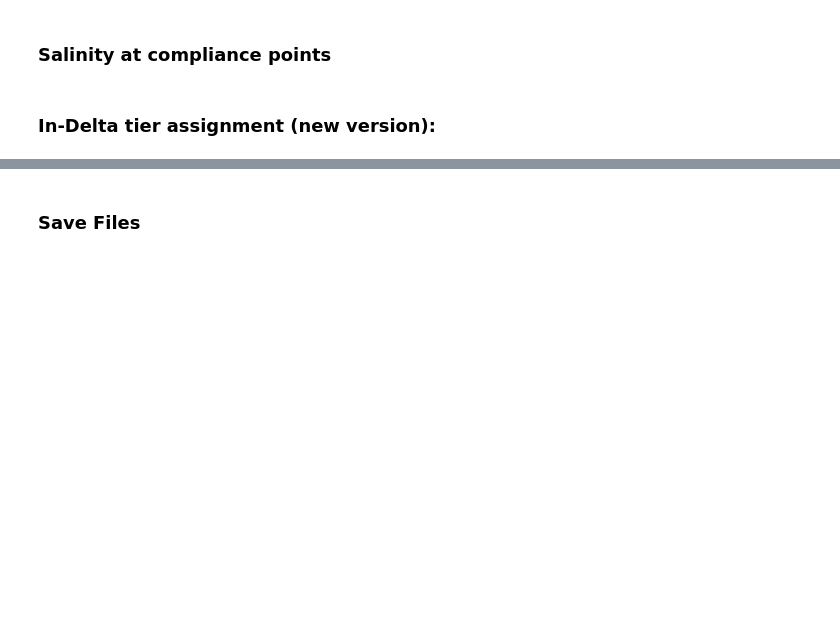
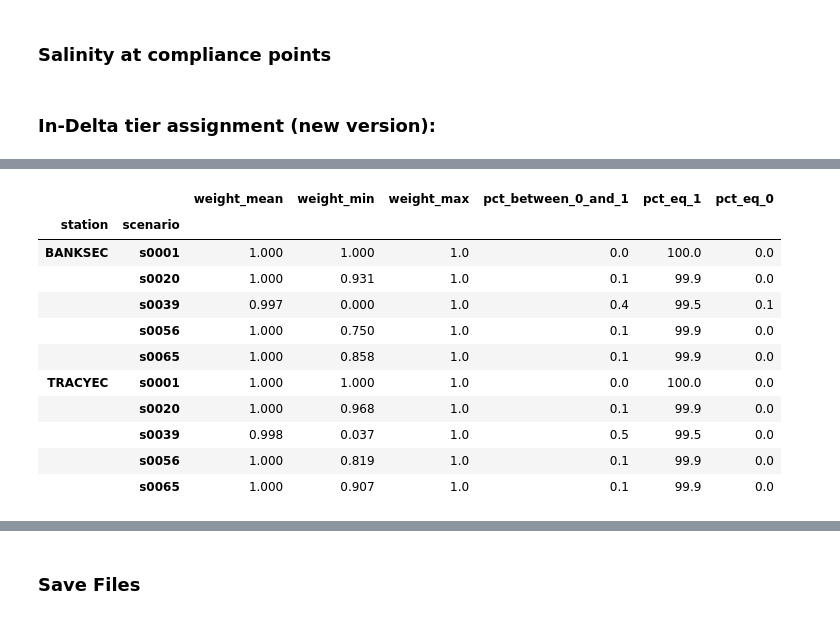
Before and after one commit to canruso/COEQWAL_V3, a Jupyter notebook: notebooks/Tier_Assignment_Salinity.ipynb, the cells around one changed output, grey strips where cells are left out. Drawn from its saved outputs; the diff is of its cells as text; code cells hidden in the pictures; blank space fills up the shorter version.

```diff
--- a/notebooks/Tier_Assignment_Salinity.ipynb
+++ b/notebooks/Tier_Assignment_Salinity.ipynb
@@ -187,0 +347,11 @@ tier_export_df
+# %%
+sample_sid = "s0020"
+ht, lt = export_thresholds["Top"], export_thresholds["Low"]
+
+sal_col = [c for c in export_df.columns if "BANKSEC" in c[1] and sample_sid in c[1]][0]
+vol_col = [c for c in export_volumes_df.columns if "C_CAA003" in c[1] and sample_sid in c[1]][0]
+
+sample = pd.concat([export_df[sal_col], export_volumes_df[vol_col]], axis=1)
+sample.columns = [sal_col[1], vol_col[1]]
+print(f"Banks inputs for {sample_sid} (first 12 months):")
+sample.head(12)
@@ -187,0 +411,34 @@ tier_export_df
+# %%
+check_sids = ["s0001", "s0020", "s0039", "s0056", "s0065"]
+weight_stats = []
+for station in ["BANKSEC", "TRACYEC"]:
+    for sid in check_sids:
+        sc = [c for c in export_df.columns if station in c[1] and sid in c[1]]
+        if not sc:
+            continue
+        sal = export_df[sc[0]]
+        w = ((ht - sal) / (ht - lt)).clip(0, 1)
+        weight_stats.append({
+            "station": station,
+            "scenario": sid,
+            "weight_mean": round(w.mean(), 3),
+            "weight_min": round(w.min(), 3),
+            "weight_max": round(w.max(), 3),
+            "pct_between_0_and_1": round(((w > 0) & (w < 1)).mean() * 100, 1),
+            "pct_eq_1": round((w == 1).mean() * 100, 1),
+            "pct_eq_0": round((w == 0).mean() * 100, 1)})
+
+pd.DataFrame(weight_stats).set_index(["station", "scenario"])
+# %% [output]
+|  |  | weight_mean | weight_min | weight_max | pct_between_0_and_1 | pct_eq_1 | pct_eq_0 |
+| station | scenario |  |  |  |  |  |  |
+| BANKSEC | s0001 | 1.000 | 1.000 | 1.0 | 0.0 | 100.0 | 0.0 |
+|  | s0020 | 1.000 | 0.931 | 1.0 | 0.1 | 99.9 | 0.0 |
+|  | s0039 | 0.997 | 0.000 | 1.0 | 0.4 | 99.5 | 0.1 |
+|  | s0056 | 1.000 | 0.750 | 1.0 | 0.1 | 99.9 | 0.0 |
+|  | s0065 | 1.000 | 0.858 | 1.0 | 0.1 | 99.9 | 0.0 |
+| TRACYEC | s0001 | 1.000 | 1.000 | 1.0 | 0.0 | 100.0 | 0.0 |
+|  | s0020 | 1.000 | 0.968 | 1.0 | 0.1 | 99.9 | 0.0 |
+|  | s0039 | 0.998 | 0.037 | 1.0 | 0.5 | 99.5 | 0.0 |
+|  | s0056 | 1.000 | 0.819 | 1.0 | 0.1 | 99.9 | 0.0 |
+|  | s0065 | 1.000 | 0.907 | 1.0 | 0.1 | 99.9 | 0.0 |
```
Also changed, not shown: parts of 27 cells of this notebook, 1 other file.
